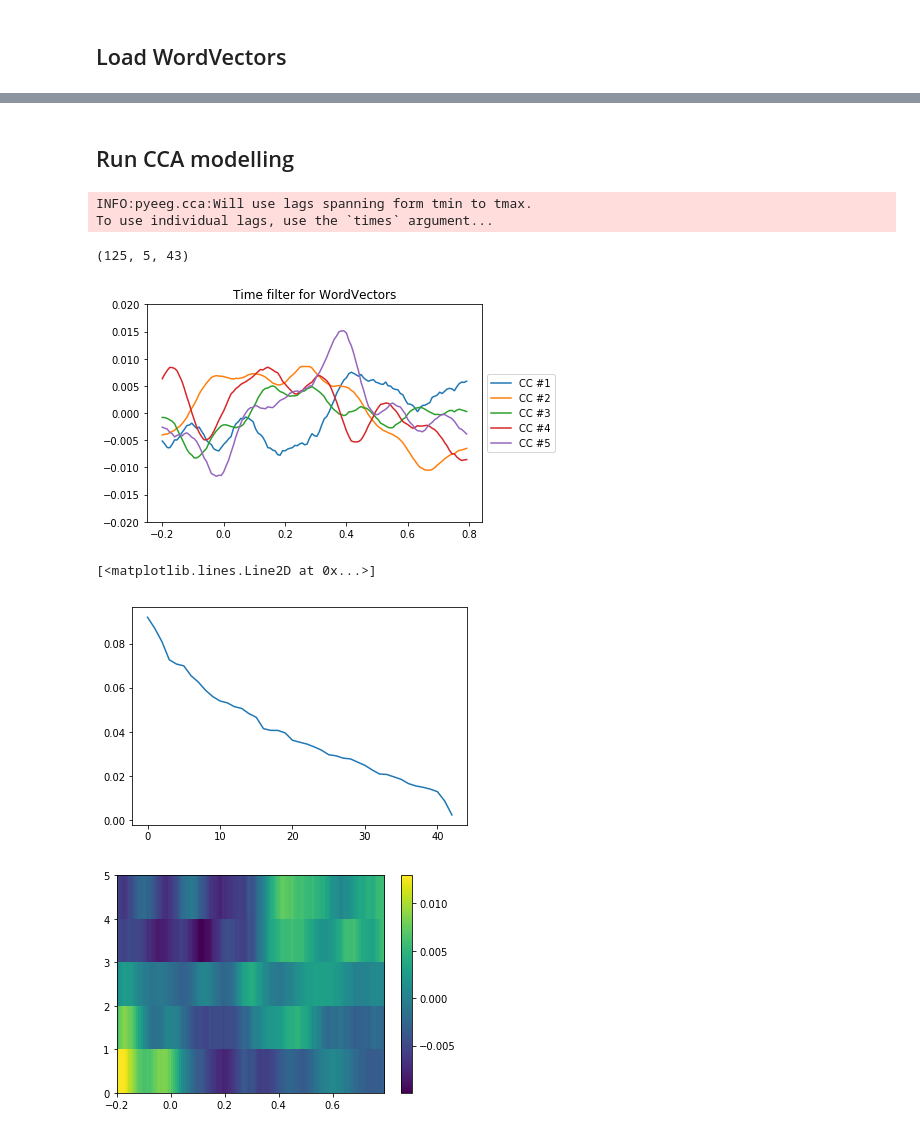
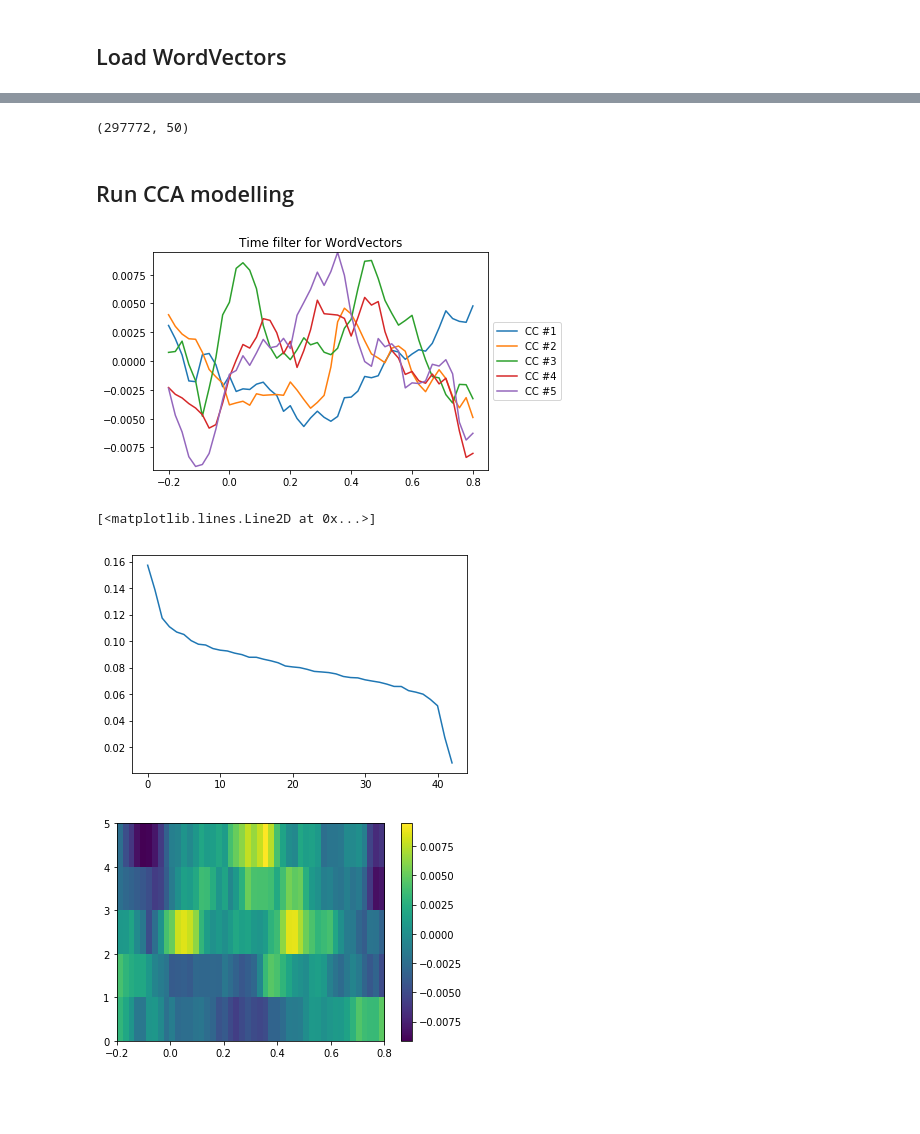
Before and after one commit to Hugo-W/pyEEG, a Jupyter notebook: docs/source/examples/CCA_wordvectors.ipynb, the cells around one changed output, grey strips where cells are left out. Saved outputs shown, nothing was run; the diff lists cells and outputs as text; code cells hidden in the pictures; blank space fills up the shorter version.

```diff
--- a/docs/source/examples/CCA_wordvectors.ipynb
+++ b/docs/source/examples/CCA_wordvectors.ipynb
@@ -90,7 +90,7 @@ stories, speech_duration = all_eeg_ordered(raw_eeg, story_order_125Hz, envelopes
 # %%
 from pyeeg.io import WordLevelFeatures
 wo_path = os.path.join(os.getcwd(), "../../../..", np.load(os.path.join(os.getcwd(), "../../../../word_onsets_path.npy"))[p])
-wv_path = os.path.join( os.getcwd(), '../../../../../WordVectors/glove.6B.50d-Copy.txt')
+wv_path = os.path.join( os.getcwd(), '../../../../../WordVectors/vectors_correct_header.txt')
 wf = WordLevelFeatures(path_wordonsets=wo_path, path_wordvectors=wv_path)
 setattr(wf, 'duration', np.sum(speech_duration)/125)
 # %% [output]
@@ -114,4 +114,4 @@ INFO:pyeeg.io:Word academical not in word embedding model; will use rdm instead
 # %%
 feat_matrix = wf.align_word_features(features=['wordvectors'], srate=125, wordonset_feature=False)
 # %%
-feat_matrix = feat_matrix[:, :5]
+feat_matrix = feat_matrix[:, :50]
@@ -122,33 +118,32 @@ feat_matrix.shape
+# %%
+# only necessary if only 1 feature
+#feat_matrix = feat_matrix.reshape((len(feat_matrix),1))
+feat_matrix.shape
+# %% [output]
+(297772, 50)
 # %% [markdown]
 ## Run CCA modelling
 # %%
-x = feat_matrix[:-1,:]
+x = feat_matrix[:-1]
 y = np.concatenate(stories[0])
 # %%
 from pyeeg.cca import CCA_Estimator
-cca = CCA_Estimator(tmin=-0.2, tmax=.8, srate=info['sfreq'])
+times = np.linspace(-0.2,0.8,46)
+cca = CCA_Estimator(times=times, srate=info['sfreq'])
 cca.fit(x, y, thresh_x=0.999, thresh_y=0.999, normalise=False, feat_names=["WordVectors"])    # best to use all components but only display first few
-# %% [output]
-INFO:pyeeg.cca:Will use lags spanning form tmin to tmax.
-To use individual lags, use the `times` argument...
-# %%
-cca.coefStim_.shape
-# %% [output]
-(125, 5, 43)
 # %%
 cca.plot_time_filter(n_comp=5, feat_id=0)
-plt.ylim([-0.02, 0.02]);
 # %% [output]
-[figure, old version]
+[figure, new version]
 # %%
 plt.plot(cca.score_)
 # %% [output]
 [<matplotlib.lines.Line2D at 0x...>]
-[figure, old version]
+[figure, new version]
 # %%
-cca.plot_spect(n_comp=cca.coefStim_.shape[1])
+cca.plot_spect(n_comp=5,feat_id=0)
 # %% [output]
-[figure, old version]
+[figure, new version]
 # %%
 cca.plot_activation_map(info, n_comp=5)
 # %% [output]
```
Also changed, not shown: parts of 6 cells of this notebook, 1 other file.
